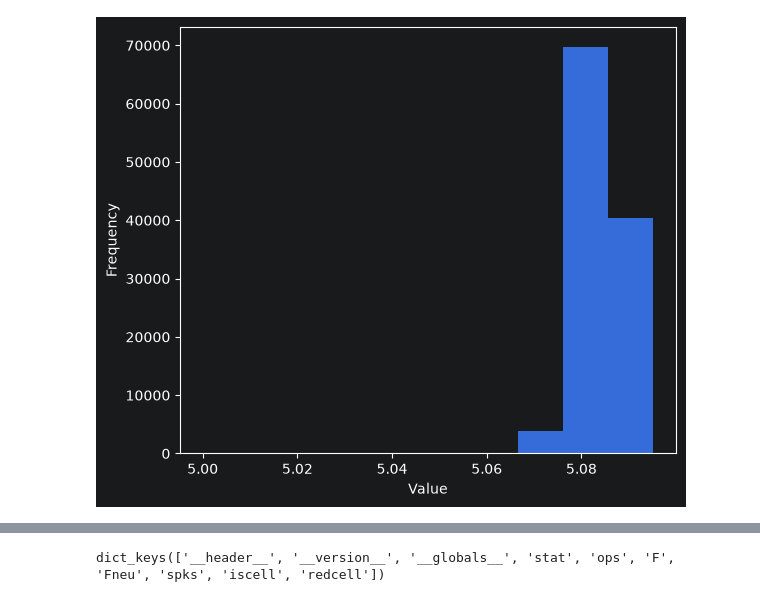
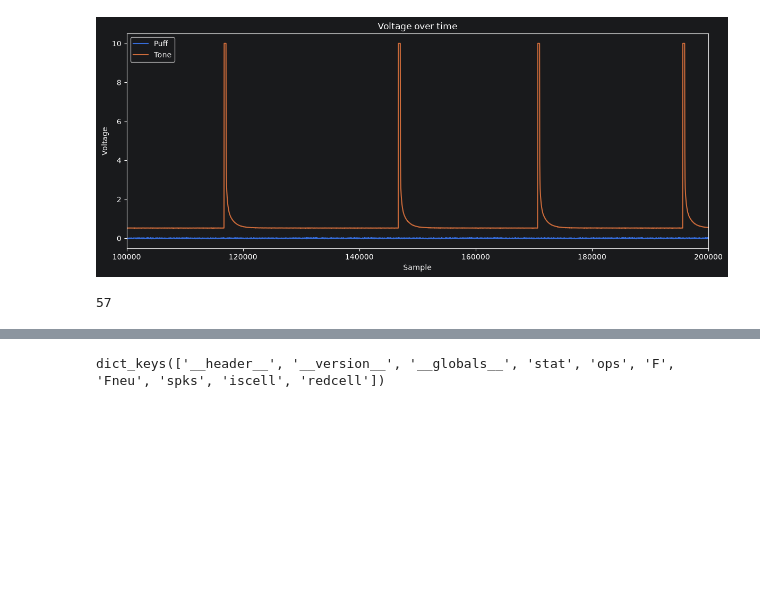
Before and after one commit to Yuchang09/DataAlign, a Jupyter notebook: scrach_space.ipynb, the cells around one changed output, grey strips where cells are left out. Cells and saved outputs as stored; diff of their text form; code cells hidden in the pictures; blank space fills up the shorter version.

Commit message:
works fineish? multiple line plot, svaing filtered data etc.

```diff
--- a/scrach_space.ipynb
+++ b/scrach_space.ipynb
@@ -3,7 +3,7 @@ import pandas as pd
 
 from utils import plot_utils
 
-FilePath = r"C:\imageripping\m6d1\20260124_timeseries_m6_d1_900_las500p900_29.3fps_1x_int187_tonepuff-223\20260124_timeseries_m6_d1_900_las500p900_29.3fps_1x_int187_tonepuff-223_Cycle00001_VoltageRecording_001.csv"
+FilePath = r"C:\imageripping\m4d3\20260125_timeseries_m4_d3_930_las300p900_29.3fps_1x_int220_tonepuff_rest3-241\20260125_timeseries_m4_d3_930_las300p900_29.3fps_1x_int220_tonepuff_rest3-241_Cycle00001_VoltageRecording_001.csv"
 df = pd.read_csv(FilePath)
 # %%
 from utils.plot_utils import PlotUtils
@@ -15,0 +31,3 @@ neuro_data = DataUtils.filter_rows_by_threshold(df, 1, 5, ">=")
+# %%
+neuro_data = DataUtils.keep_first_consecutive_row(neuro_data)
+neuro_data
@@ -16,8 +48,17 @@ neuro_data = DataUtils.filter_rows_by_threshold(df, 1, 5, ">=")
 # %%
 PlotUtils.draw_line_plot(
-    neuro_data.iloc[:, -2],
-    y_label=neuro_data.columns[-2],
-    title="Voltage over time"
+    y_values=[
+        neuro_data.iloc[:, -1],
+        neuro_data.iloc[:, -2]
+    ],
+    x_values=neuro_data.iloc[:, 0],
+    y_label="Voltage",
+    labels=["Puff", "Tone"],
+    title="Voltage over time",
+    x_start=100000,
+    x_stop=200000
 )
+# %% [output]
+[figure, added]
 # %%
 from utils.analysis_util import AnalysisUtil
@@ -25,6 +66,8 @@ peaks, time = AnalysisUtil.find_event(neuro_data, 5, 0, prominence = 1, values =
+# %%
+len(time)
+# %% [output]
+57
 # %%
 PlotUtils.draw_histogram(neuro_data.iloc[:,1], bins = 10)
-# %% [output]
-[figure, removed]
 # %%
 neuro_data.iloc[:,1]
```
Also changed, not shown: parts of 9 cells of this notebook, 5 other files.
